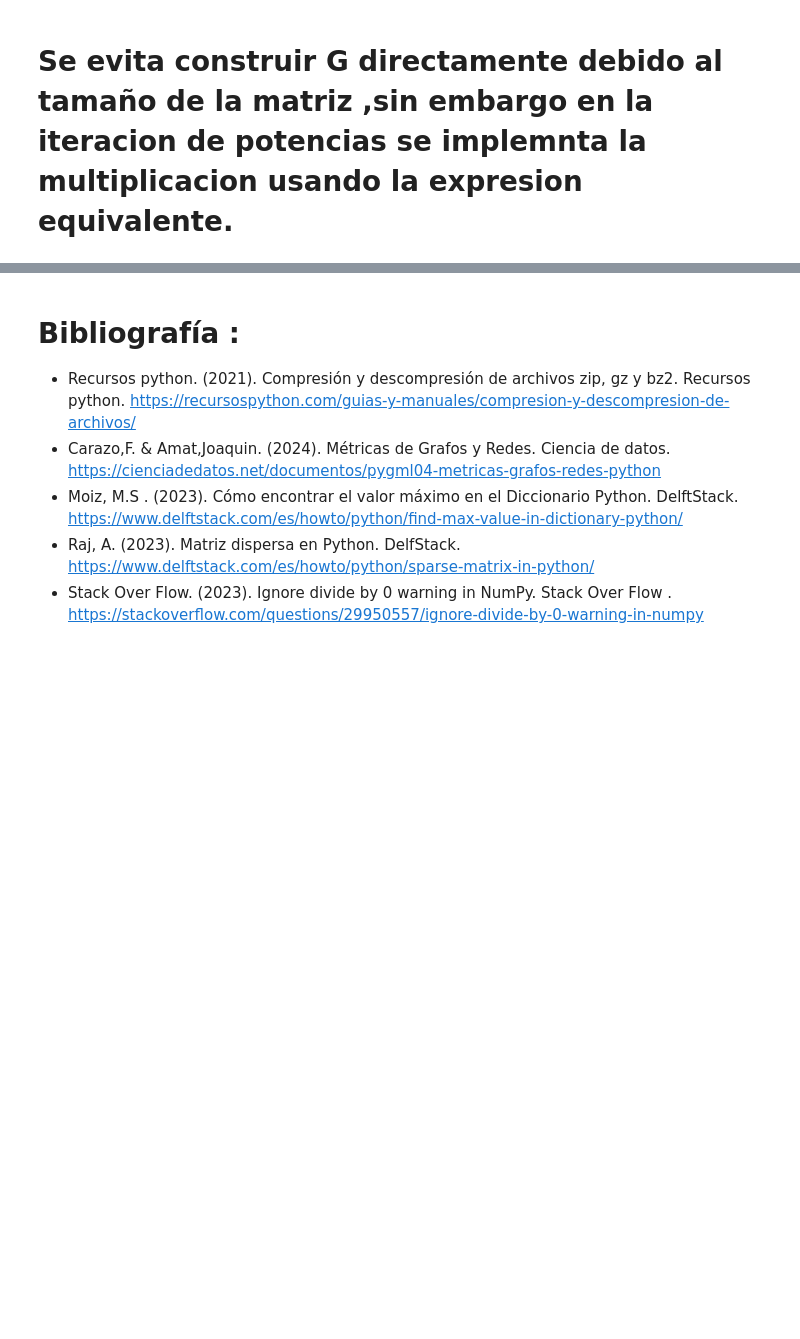
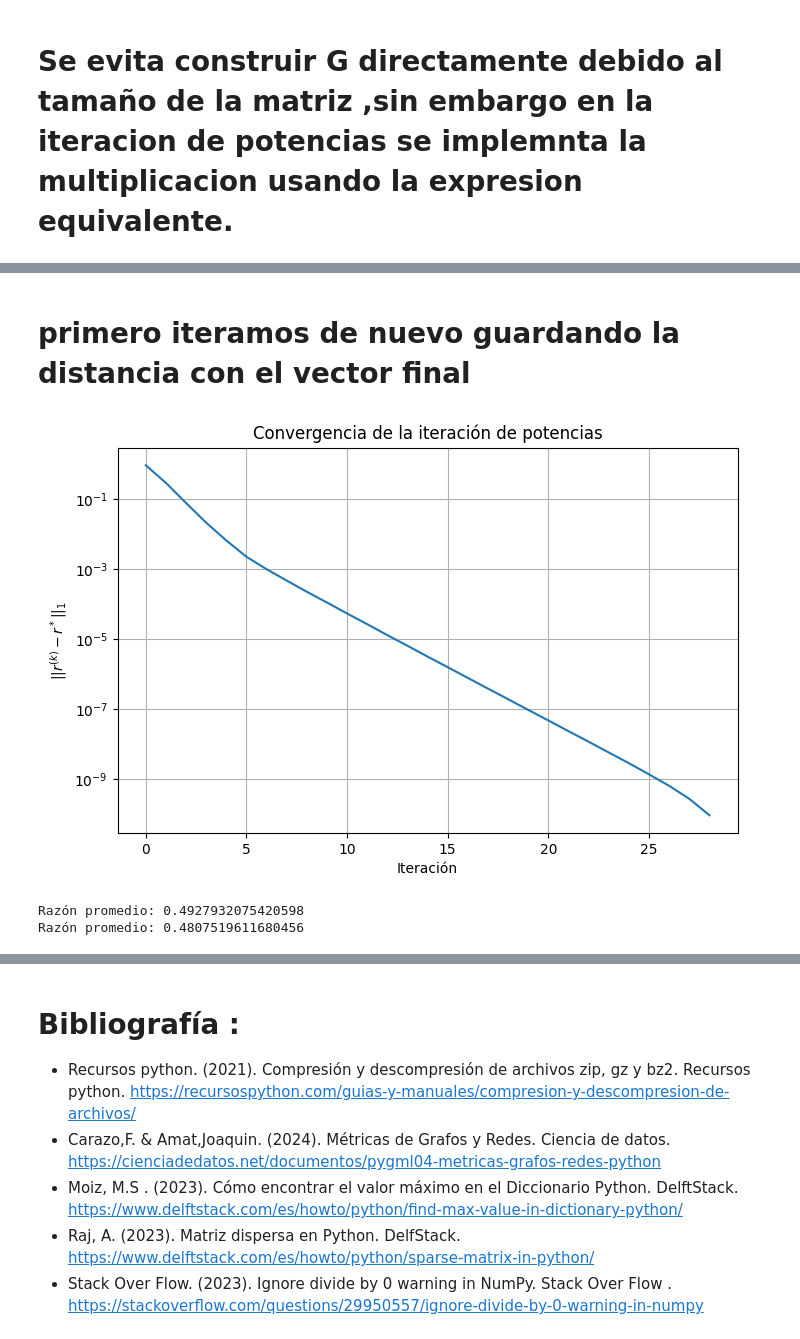
Before and after one commit to erzea1609/Proyecto-2-algebra-lineal-avanzada, a Jupyter notebook: Proyecto_2_Algebra.ipynb, the cells around one changed output, grey strips where cells are left out. Saved outputs shown, nothing was run; the diff lists cells and outputs as text; code cells hidden in the pictures; blank space fills up the shorter version.

```diff
--- a/Proyecto_2_Algebra.ipynb
+++ b/Proyecto_2_Algebra.ipynb
@@ -150,0 +184,41 @@ alpha = 0.85  # amortiguacion
+# %% [markdown]
+# primero iteramos de nuevo guardando la distancia con el vector final
+# %%
+r = np.ones(n)/n
+
+errores_reales = []
+
+while True:
+
+    errores_reales.append(np.linalg.norm(r-pagerank,1))
+
+    r_nuevo = alpha*(S@r) + (1-alpha)/n
+
+    if np.linalg.norm(r_nuevo-r,1) < epsilon:
+        break
+
+    r = r_nuevo
+# %%
+plt.figure(figsize=(8,5))
+
+plt.semilogy(errores_reales)
+
+plt.xlabel("Iteración")
+plt.ylabel(r"$||r^{(k)}-r^*||_1$")
+plt.title("Convergencia de la iteración de potencias")
+
+plt.grid(True)
+
+plt.show()
+
+razones = []
+
+for i in range(len(errores_reales)-1):
+    razones.append(errores_reales[i+1]/errores_reales[i])
+
+print("Razón promedio:", np.mean(razones[8:18])) #usamos el promdeio de las de al medio para que no domine el segundo autovalor
+print("Razón promedio:", np.mean(razones[-20:])) #aun asi podemos ver q es casi el mismo q si usamos los ultimos 20
+# %% [output]
+[figure, added]
+Razón promedio: 0.4927932075420598
+Razón promedio: 0.4807519611680456
```
Also changed, not shown: parts of 20 cells of this notebook.
